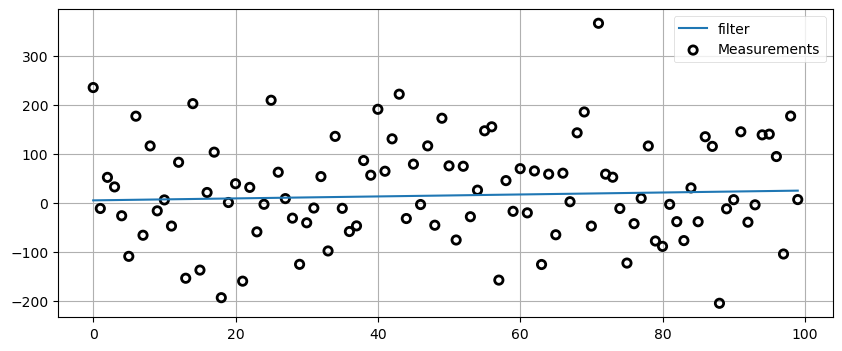
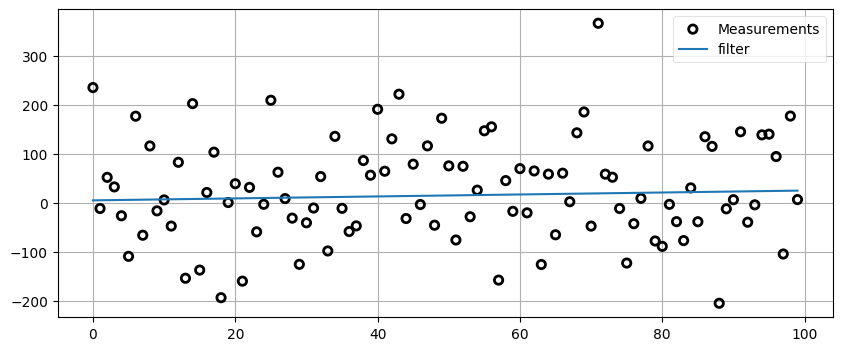
Code edit (unified diff) that turned the first committed figure into the second:
--- before
+++ after
@@ -4,3 +4,3 @@
 book_plots.plot_measurements(zs)
 book_plots.plot_filter(data, label='filter')
-plt.legend(loc=1);
+plt.legend(loc=1)

Commit: Error modifications.